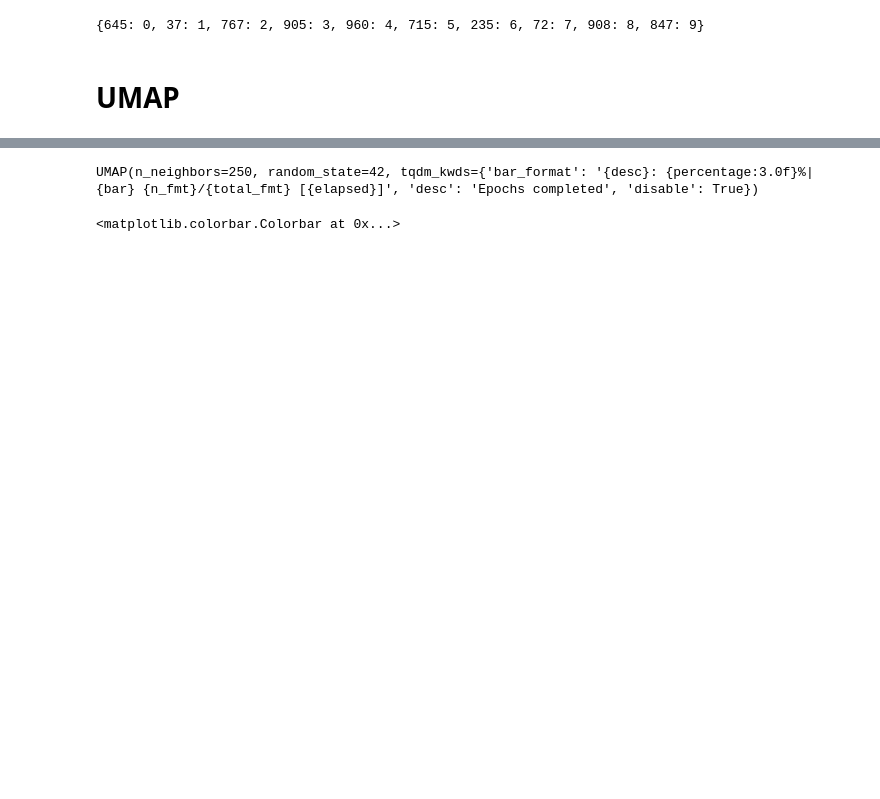
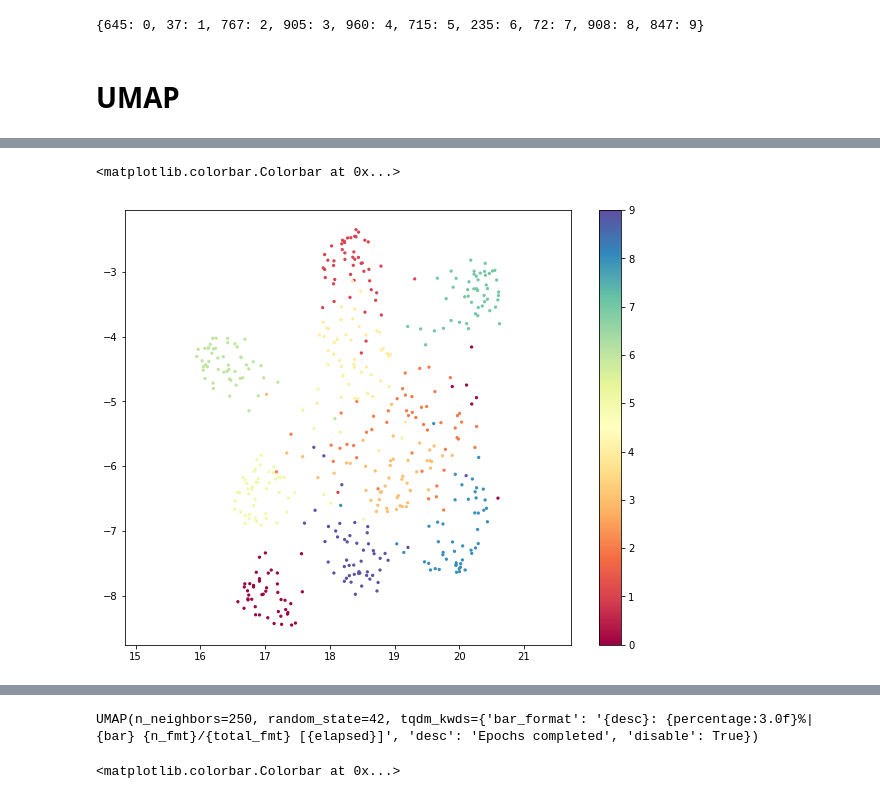
Before and after one commit to thobauma/AADefDINO, a Jupyter notebook: notebooks/Clustering.ipynb, the cells around one changed output, grey strips where cells are left out. Cells and saved outputs as stored; diff of their text form; code cells hidden in the pictures; blank space fills up the shorter version.

Commit message:
new transforms

```diff
--- a/notebooks/Clustering.ipynb
+++ b/notebooks/Clustering.ipynb
@@ -180,0 +177,4 @@ import matplotlib.pyplot as plt
+# %%
+reducer_adv = umap.UMAP(random_state=SEED, n_neighbors = 250)
+# %%
+reducer_adv.fit(result.cpu().numpy())
@@ -180,0 +183,10 @@ import matplotlib.pyplot as plt
+# %%
+embedding_adv = reducer_adv.transform(result.cpu().numpy())
+# %%
+plt.rcParams["figure.figsize"] = (10,8)
+plt.scatter(embedding_adv[:, 0], embedding_adv[:, 1], c=mapped_labels, cmap='Spectral', s=5)
+plt.gca().set_aspect('equal', 'datalim')
+plt.colorbar()
+# %% [output]
+<matplotlib.colorbar.Colorbar at 0x...>
+[figure, added]
```
Also changed, not shown: parts of 15 cells of this notebook, 1 other file.
